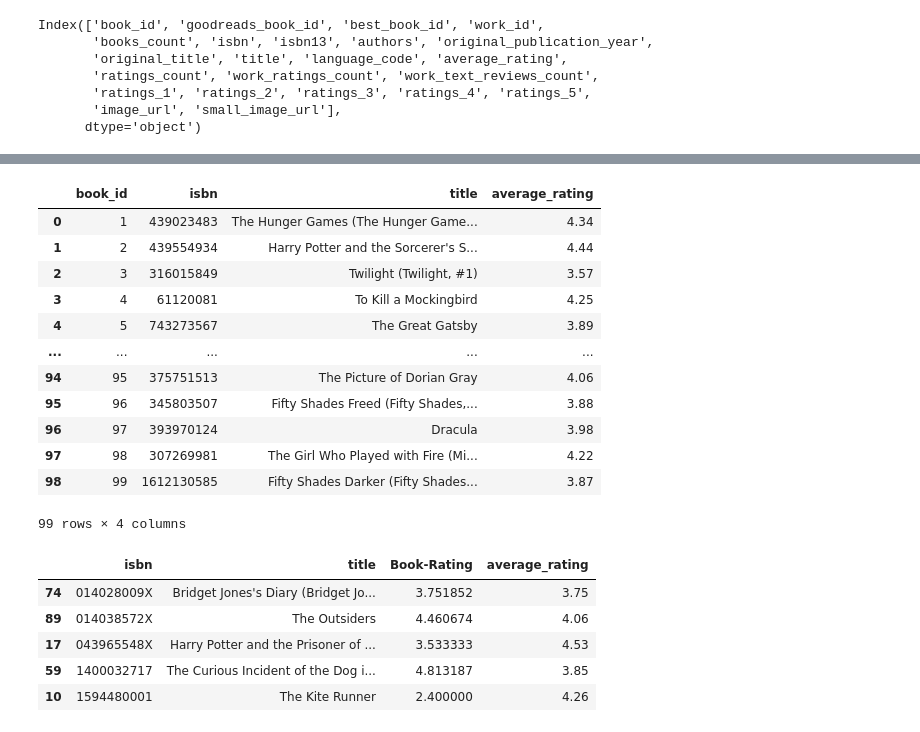
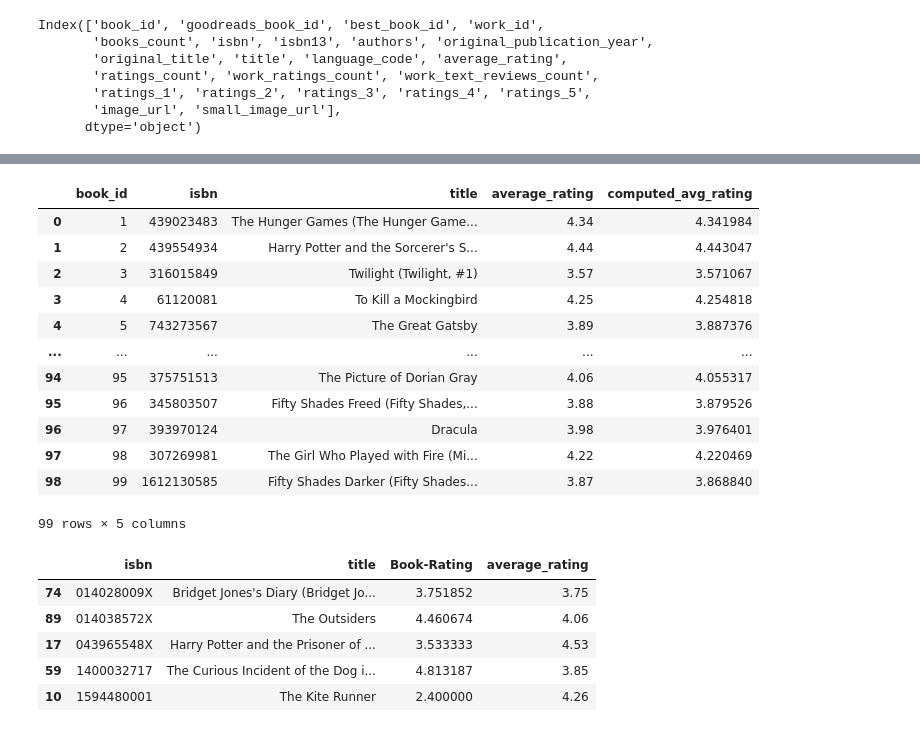
Before and after one commit to lucasammarini/FCSProject-Sammarini-TarolliBrame, a Jupyter notebook: progetto-2021.ipynb, the cells around one changed output, grey strips where cells are left out. Cells and saved outputs as stored; diff of their text form; code cells hidden in the pictures.

```diff
--- a/progetto-2021.ipynb
+++ b/progetto-2021.ipynb
@@ -173,4 +173,4 @@ Index(['book_id', 'goodreads_book_id', 'best_book_id', 'work_id',
        'image_url', 'small_image_url'],
       dtype='object')
 # %%
-goodbooks['ratings_1']+goodbooks['ratings_2']+goodbooks['ratings_3']+goodbooks['ratings_4']+goodbooks['ratings_5']
+goodbooks['computed_avg_rating'] = (goodbooks['ratings_1']+goodbooks['ratings_2']*2+goodbooks['ratings_3']*3+goodbooks['ratings_4']*4+goodbooks['ratings_5']*5)/goodbooks['work_ratings_count']
@@ -205,19 +177,19 @@ Length: 99, dtype: float64
 # %%
-goodbooks[['book_id','isbn','title','average_rating']]
+goodbooks[['book_id','isbn','title','average_rating','computed_avg_rating']]
 # %% [output]
-|  | book_id | isbn | title | average_rating |
-| 0 | 1 | 439023483 | The Hunger Games (The Hunger Game... | 4.34 |
-| 1 | 2 | 439554934 | Harry Potter and the Sorcerer's S... | 4.44 |
-| 2 | 3 | 316015849 | Twilight (Twilight, #1) | 3.57 |
-| 3 | 4 | 61120081 | To Kill a Mockingbird | 4.25 |
-| 4 | 5 | 743273567 | The Great Gatsby | 3.89 |
-| ... | ... | ... | ... | ... |
-| 94 | 95 | 375751513 | The Picture of Dorian Gray | 4.06 |
-| 95 | 96 | 345803507 | Fifty Shades Freed (Fifty Shades,... | 3.88 |
-| 96 | 97 | 393970124 | Dracula | 3.98 |
-| 97 | 98 | 307269981 | The Girl Who Played with Fire (Mi... | 4.22 |
-| 98 | 99 | 1612130585 | Fifty Shades Darker (Fifty Shades... | 3.87 |
+|  | book_id | isbn | title | average_rating | computed_avg_rating |
+| 0 | 1 | 439023483 | The Hunger Games (The Hunger Game... | 4.34 | 4.341984 |
+| 1 | 2 | 439554934 | Harry Potter and the Sorcerer's S... | 4.44 | 4.443047 |
+| 2 | 3 | 316015849 | Twilight (Twilight, #1) | 3.57 | 3.571067 |
+| 3 | 4 | 61120081 | To Kill a Mockingbird | 4.25 | 4.254818 |
+| 4 | 5 | 743273567 | The Great Gatsby | 3.89 | 3.887376 |
+| ... | ... | ... | ... | ... | ... |
+| 94 | 95 | 375751513 | The Picture of Dorian Gray | 4.06 | 4.055317 |
+| 95 | 96 | 345803507 | Fifty Shades Freed (Fifty Shades,... | 3.88 | 3.879526 |
+| 96 | 97 | 393970124 | Dracula | 3.98 | 3.976401 |
+| 97 | 98 | 307269981 | The Girl Who Played with Fire (Mi... | 4.22 | 4.220469 |
+| 98 | 99 | 1612130585 | Fifty Shades Darker (Fifty Shades... | 3.87 | 3.868840 |
-99 rows × 4 columns
+99 rows × 5 columns
 # %%
 pd.merge(books_ratings.groupby('ISBN')['Book-Rating'].mean(),goodbooks,left_index=True,right_on='isbn')[['isbn','title','Book-Rating','average_rating']]
 # %% [output]
```
Also changed, not shown: parts of 6 cells of this notebook.
